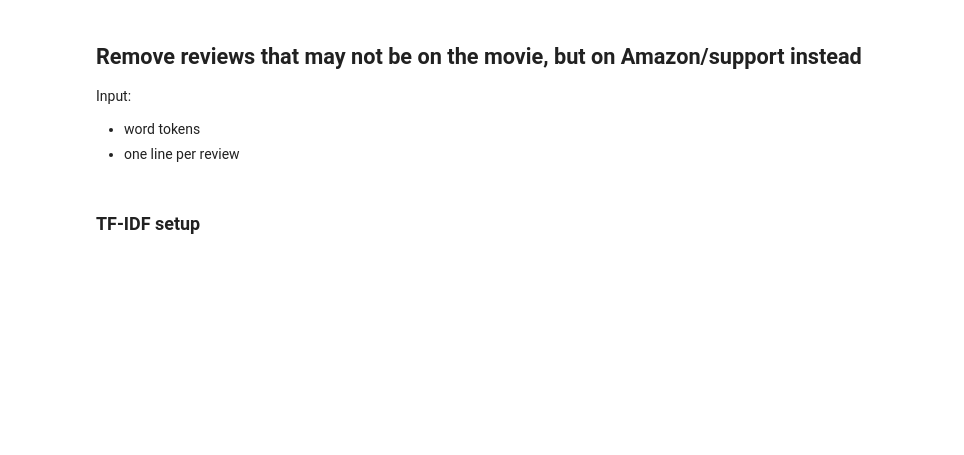
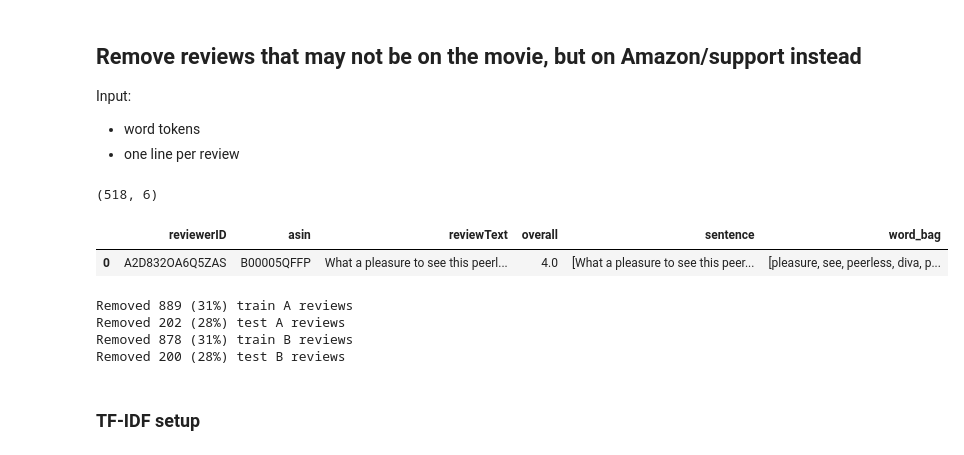
Before and after one commit to j-gd/movie_mood, a Jupyter notebook: src/ab_testing_dev/B_testing.ipynb, the cells around one changed output. Saved outputs shown, nothing was run; the diff lists cells and outputs as text; code cells hidden in the pictures; blank space fills up the shorter version.

```diff
--- a/src/ab_testing_dev/B_testing.ipynb
+++ b/src/ab_testing_dev/B_testing.ipynb
@@ -201 +211,8 @@ Input:
+# %%
+info('A','test','movie_reviews', 1)
+# info('B','test','reviews_df', 2)
+# %% [output]
+(518, 6)
+|  | reviewerID | asin | reviewText | overall | sentence | word_bag |
+| 0 | A2D832OA6Q5ZAS | B00005QFFP | What a pleasure to see this peerl... | 4.0 | [What a pleasure to see this peer... | [pleasure, see, peerless, diva, p... |
 # %%
@@ -209,4 +226,19 @@ for i in ['train','test']:
 # %%
 # train_test_dic['test']['positive'][[not i for i in \
 #                                     [about_movie.check(words) for words in train_test_dic[i][j]['words']]]]
+# %%
+tot_reviews = 0
+
+for ab_name, train_test_dico in abtest.items():
+    for train_test_name, dico in train_test_dico.items():
+        removed = dico['reviews_df'].shape[0] - dico['movie_reviews'].shape[0]
+        tot_reviews += dico['reviews_df'].shape[0]
+        print('Removed {0} ({1:.0%}) {2} {3} reviews'
+              .format(removed, removed / dico['reviews_df'].shape[0],
+                      train_test_name, ab_name))
+# %% [output]
+Removed 889 (31%) train A reviews
+Removed 202 (28%) test A reviews
+Removed 878 (31%) train B reviews
+Removed 200 (28%) test B reviews
 # %%
```
Also changed, not shown: parts of 9 cells of this notebook.
